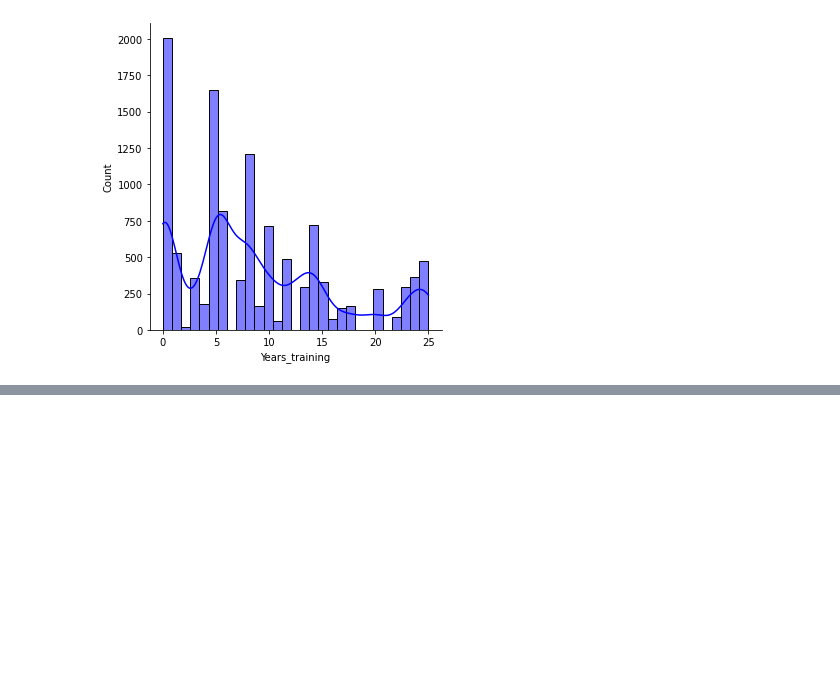
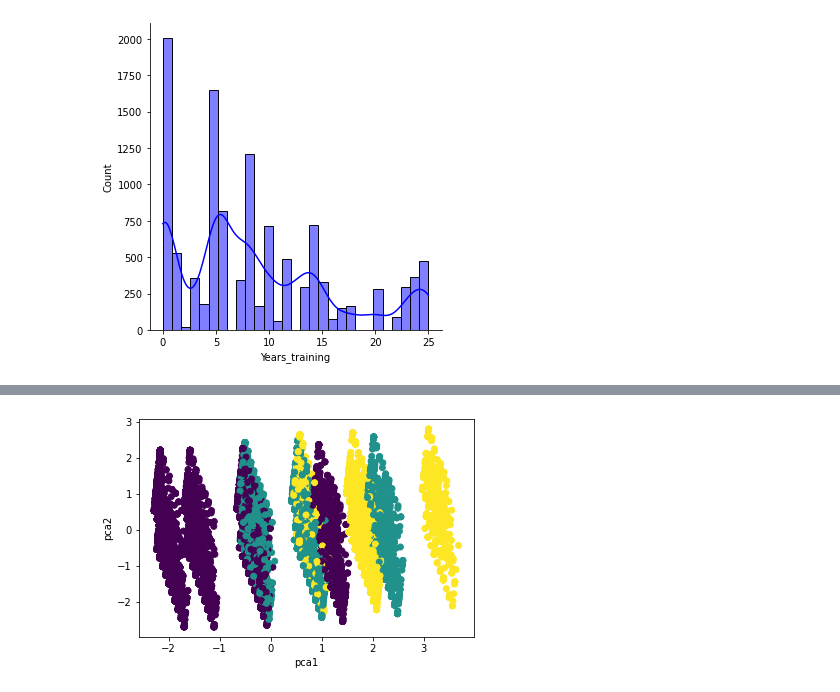
Before and after one commit to spacemancathy/ML-for-sci-data, a Jupyter notebook: ML_tasks_2nd_attempt.ipynb, the cells around one changed output, grey strips where cells are left out. Saved outputs shown, nothing was run; the diff lists cells and outputs as text; code cells hidden in the pictures; blank space fills up the shorter version.

```diff
--- a/ML_tasks_2nd_attempt.ipynb
+++ b/ML_tasks_2nd_attempt.ipynb
@@ -131,0 +138,8 @@ plt.show()
+# %%
+df_class1 = df1['Accents_offbeat_category']
+plt.scatter(pca_coords[:,0], pca_coords[:,1], c = df_class1)
+plt.xlabel('pca1')
+plt.ylabel('pca2')
+plt.show()
+# %% [output]
+[figure, added]
```
Also changed, not shown: parts of 15 cells of this notebook.
